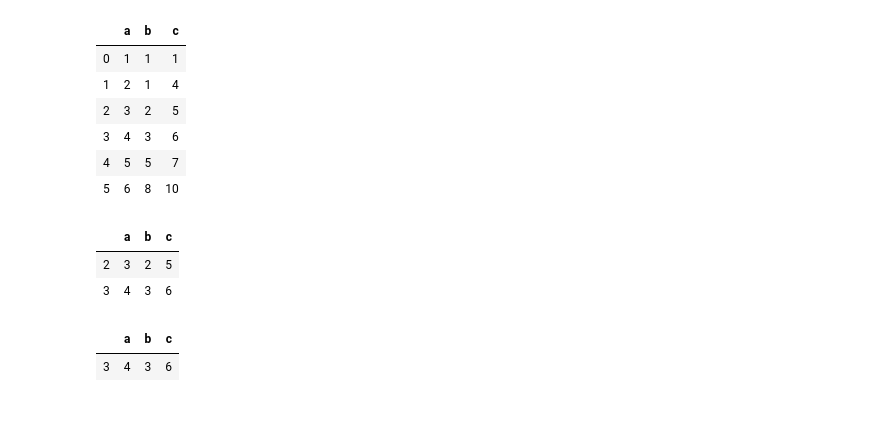
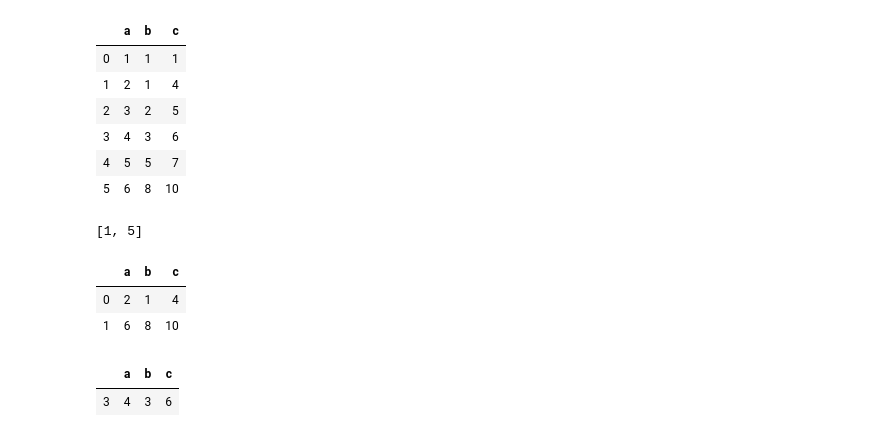
Before and after one commit to RiccardoTancredi/TesiTriennale, a Jupyter notebook: prova.ipynb, the cells around one changed output. Saved outputs shown, nothing was run; the diff lists cells and outputs as text; code cells hidden in the pictures.

```diff
--- a/prova.ipynb
+++ b/prova.ipynb
@@ -396,10 +393,22 @@ df
 | 4 | 5 | 5 | 7 |
 | 5 | 6 | 8 | 10 |
 # %%
-df2 = df[df['b'].diff() == 1]
+lista = df.index[df['c'].diff() > 1].tolist()
+# %%
+lista
+# %% [output]
+[1, 5]
+# %%
+df2 = pd.DataFrame(columns = df.columns)
+for i in lista:
+    df2 = df2.append(df.loc[i], ignore_index=True)
+df2
+# %% [output]
+|  | a | b | c |
+| 0 | 2 | 1 | 4 |
+| 1 | 6 | 8 | 10 |
 # %%
 df2
 # %% [output]
 |  | a | b | c |
-| 2 | 3 | 2 | 5 |
 | 3 | 4 | 3 | 6 |
@@ -408,5 +414,0 @@ df2 = df2[df2['c'].diff() == 1]
-# %%
-df2
-# %% [output]
-|  | a | b | c |
-| 3 | 4 | 3 | 6 |
```
Also changed, not shown: parts of 7 cells of this notebook, 13 other files.
